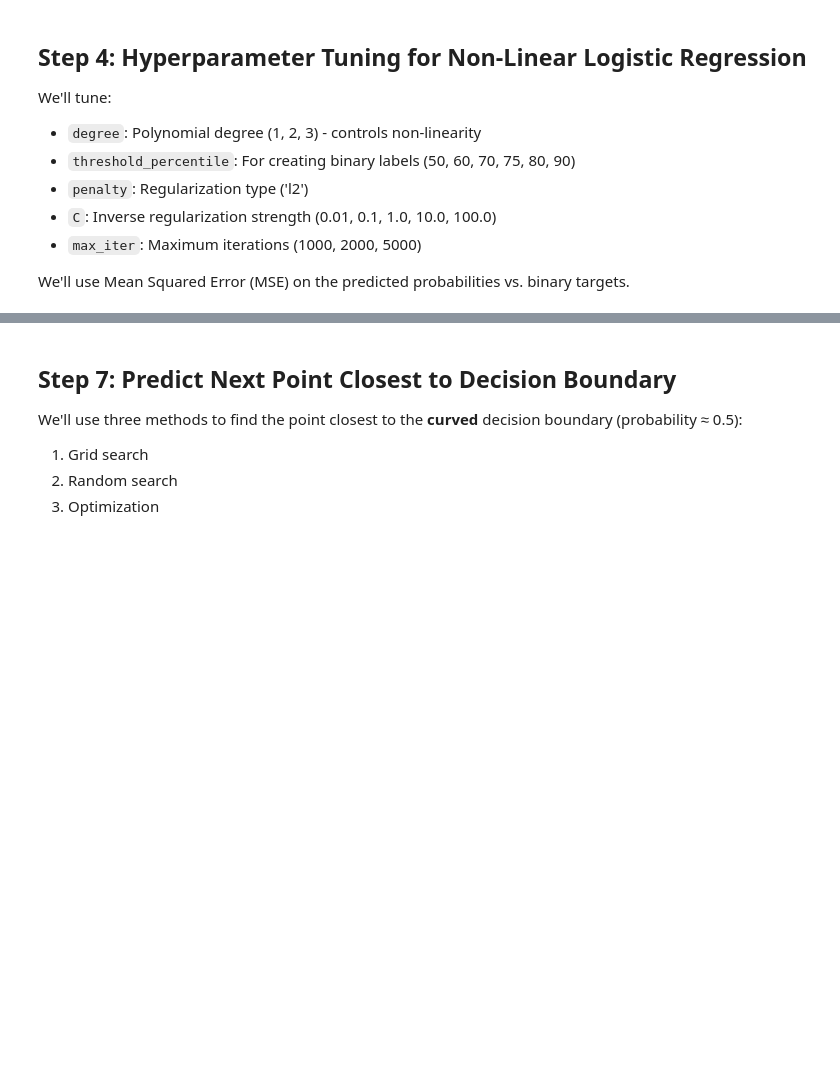
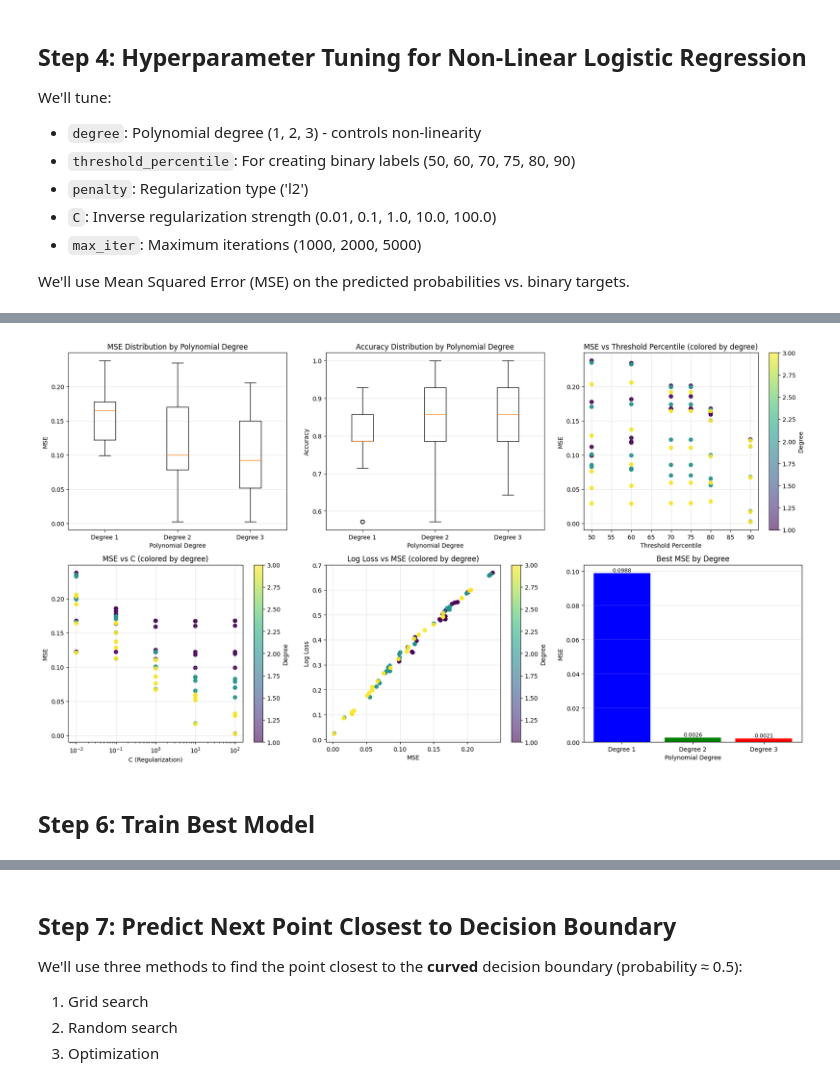
Before and after one commit to JADunning/Capstone-Project-Imperial-College-London, a Jupyter notebook: weeklyWork/week5/function1_nonlinear_logistic_regression.ipynb, the cells around one changed output, grey strips where cells are left out. Drawn from its saved outputs; the diff is of its cells as text; code cells hidden in the pictures; blank space fills up the shorter version.

```diff
--- a/weeklyWork/week5/function1_nonlinear_logistic_regression.ipynb
+++ b/weeklyWork/week5/function1_nonlinear_logistic_regression.ipynb
@@ -158,8 +191,7 @@ for degree in degrees:
                         )
 
                         # Fit and predict
-                        X_poly = nl_log_reg.fit_scaler(X_all)
-                        nl_log_reg.fit(X_poly, Y)
+                        nl_log_reg.fit(X_all, Y)
                         Y_pred = nl_log_reg.predict(X_all)
                         Y_pred_proba = nl_log_reg.predict_proba(X_all)[:, 1]
 
@@ -230,7 +290,7 @@ fig, axes = plt.subplots(2, 3, figsize=(18, 10))
 # MSE vs degree
 degree_groups = results_df.groupby('degree')['mse'].apply(list)
 axes[0, 0].boxplot([degree_groups[d] for d in sorted(degree_groups.index)],
-                    labels=[f'Degree {d}' for d in sorted(degree_groups.index)])
+                    tick_labels=[f'Degree {d}' for d in sorted(degree_groups.index)])
 axes[0, 0].set_ylabel('MSE')
 axes[0, 0].set_xlabel('Polynomial Degree')
 axes[0, 0].set_title('MSE Distribution by Polynomial Degree')
@@ -239,7 +299,7 @@ axes[0, 0].grid(True, alpha=0.3, axis='y')
 # Accuracy vs degree
 degree_acc = results_df.groupby('degree')['accuracy'].apply(list)
 axes[0, 1].boxplot([degree_acc[d] for d in sorted(degree_acc.index)],
-                   labels=[f'Degree {d}' for d in sorted(degree_acc.index)])
+                   tick_labels=[f'Degree {d}' for d in sorted(degree_acc.index)])
 axes[0, 1].set_ylabel('Accuracy')
 axes[0, 1].set_xlabel('Polynomial Degree')
 axes[0, 1].set_title('Accuracy Distribution by Polynomial Degree')
@@ -263,33 +323,37 @@ axes[1, 0].set_ylabel('MSE')
 axes[1, 0].set_xscale('log')
 axes[1, 0].set_title('MSE vs C (colored by degree)')
 axes[1, 0].grid(True, alpha=0.3)
 cbar2 = plt.colorbar(axes[1, 0].collections[0], ax=axes[1, 0])
 cbar2.set_label('Degree')
 
 # Log Loss vs MSE
 axes[1, 1].scatter(results_df['mse'], results_df['log_loss'],
                    c=results_df['degree'], cmap='viridis', alpha=0.6)
 axes[1, 1].set_xlabel('MSE')
 axes[1, 1].set_ylabel('Log Loss')
 axes[1, 1].set_title('Log Loss vs MSE (colored by degree)')
 axes[1, 1].grid(True, alpha=0.3)
 cbar3 = plt.colorbar(axes[1, 1].collections[0], ax=axes[1, 1])
 cbar3.set_label('Degree')
 
 # Best model by degree
 best_by_degree = results_df.loc[results_df.groupby('degree')['mse'].idxmin()]
 axes[1, 2].bar([f'Degree {d}' for d in best_by_degree['degree']],
                best_by_degree['mse'], color=['blue', 'green', 'red'])
 axes[1, 2].set_ylabel('MSE')
 axes[1, 2].set_xlabel('Polynomial Degree')
 axes[1, 2].set_title('Best MSE by Degree')
 axes[1, 2].grid(True, alpha=0.3, axis='y')
 for i, (idx, row) in enumerate(best_by_degree.iterrows()):
     axes[1, 2].text(i, row['mse'], f"{row['mse']:.4f}",
                     ha='center', va='bottom', fontsize=9)
 
 plt.tight_layout()
 plt.show()
+# %% [output]
+[figure, added]
+# %% [markdown]
+## Step 6: Train Best Model
 # %%
 # Get best parameters
 best_params = results_sorted.iloc[0]
```
Also changed, not shown: parts of 15 cells of this notebook, 18 other files.
